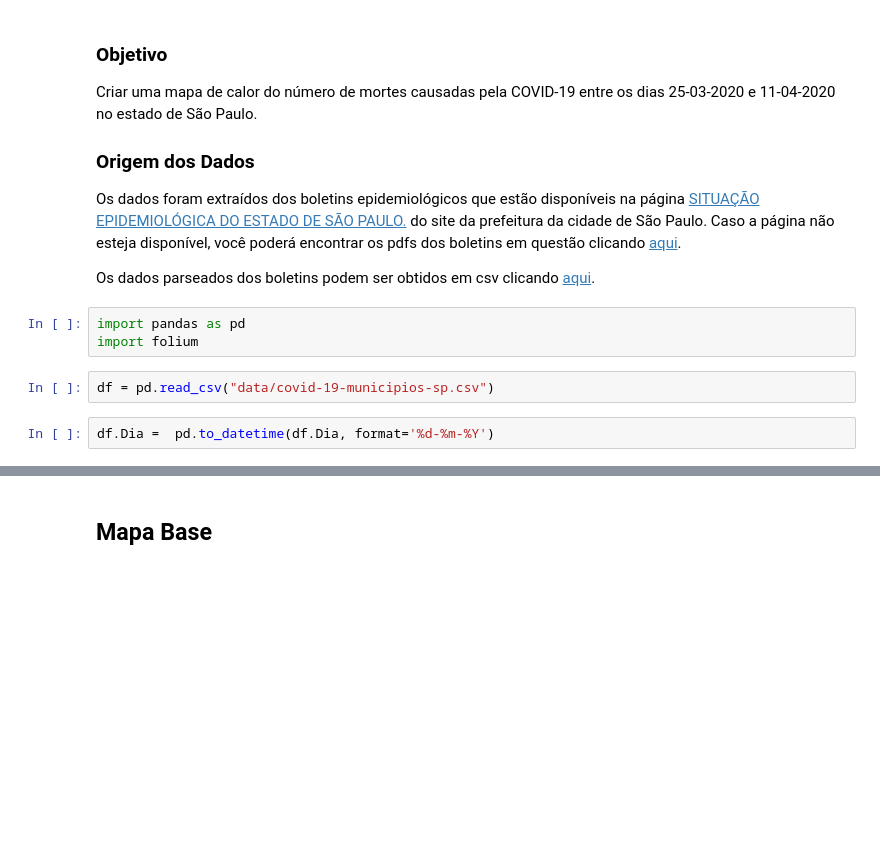
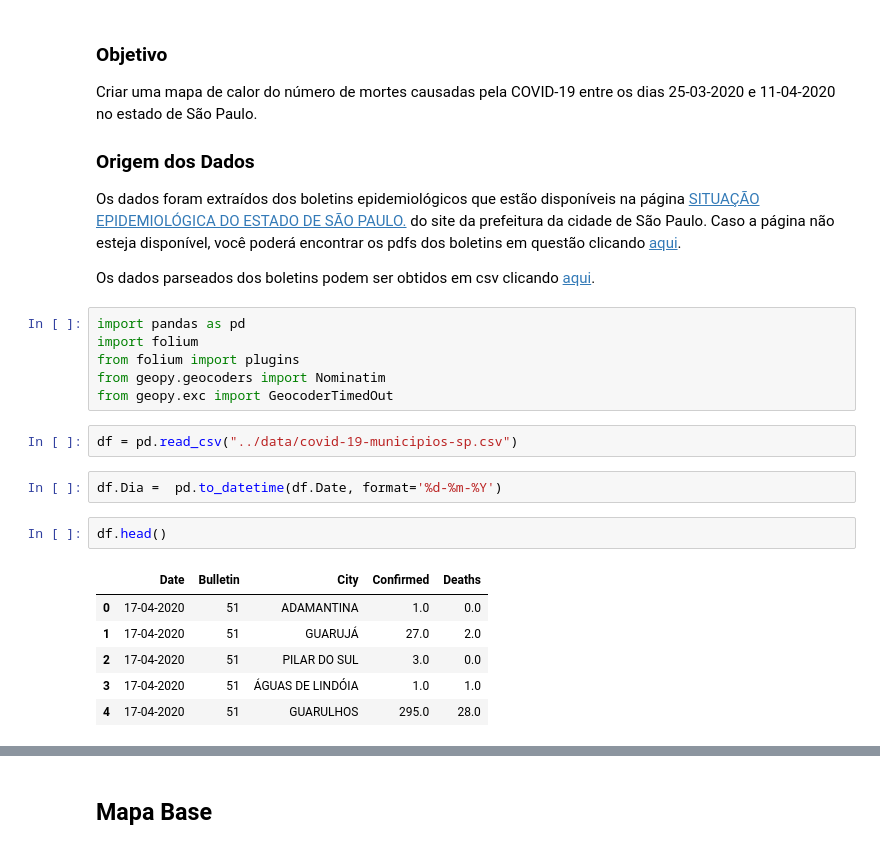
Before and after one commit to SClovesgtx/COVID-19-SP-BRAZIL, a Jupyter notebook: experiments/covid-head-map-sp.ipynb, the cells around one changed output, grey strips where cells are left out. Saved outputs shown, nothing was run; the diff lists cells and outputs as text; blank space fills up the shorter version.

```diff
--- a/experiments/covid-head-map-sp.ipynb
+++ b/experiments/covid-head-map-sp.ipynb
@@ -13,7 +13,19 @@ Os dados parseados dos boletins podem ser obtidos em csv clicando [aqui](https:/
 # %%
 import pandas as pd
 import folium
+from folium import plugins
+from geopy.geocoders import Nominatim
+from geopy.exc import GeocoderTimedOut
 # %%
-df = pd.read_csv("data/covid-19-municipios-sp.csv")
+df = pd.read_csv("../data/covid-19-municipios-sp.csv")
 # %%
-df.Dia =  pd.to_datetime(df.Dia, format='%d-%m-%Y')
+df.Dia =  pd.to_datetime(df.Date, format='%d-%m-%Y')
+# %%
+df.head()
+# %% [output]
+|  | Date | Bulletin | City | Confirmed | Deaths |
+| 0 | 17-04-2020 | 51 | ADAMANTINA | 1.0 | 0.0 |
+| 1 | 17-04-2020 | 51 | GUARUJÁ | 27.0 | 2.0 |
+| 2 | 17-04-2020 | 51 | PILAR DO SUL | 3.0 | 0.0 |
+| 3 | 17-04-2020 | 51 | ÁGUAS DE LINDÓIA | 1.0 | 1.0 |
+| 4 | 17-04-2020 | 51 | GUARULHOS | 295.0 | 28.0 |
```
Also changed, not shown: parts of 8 cells of this notebook.
